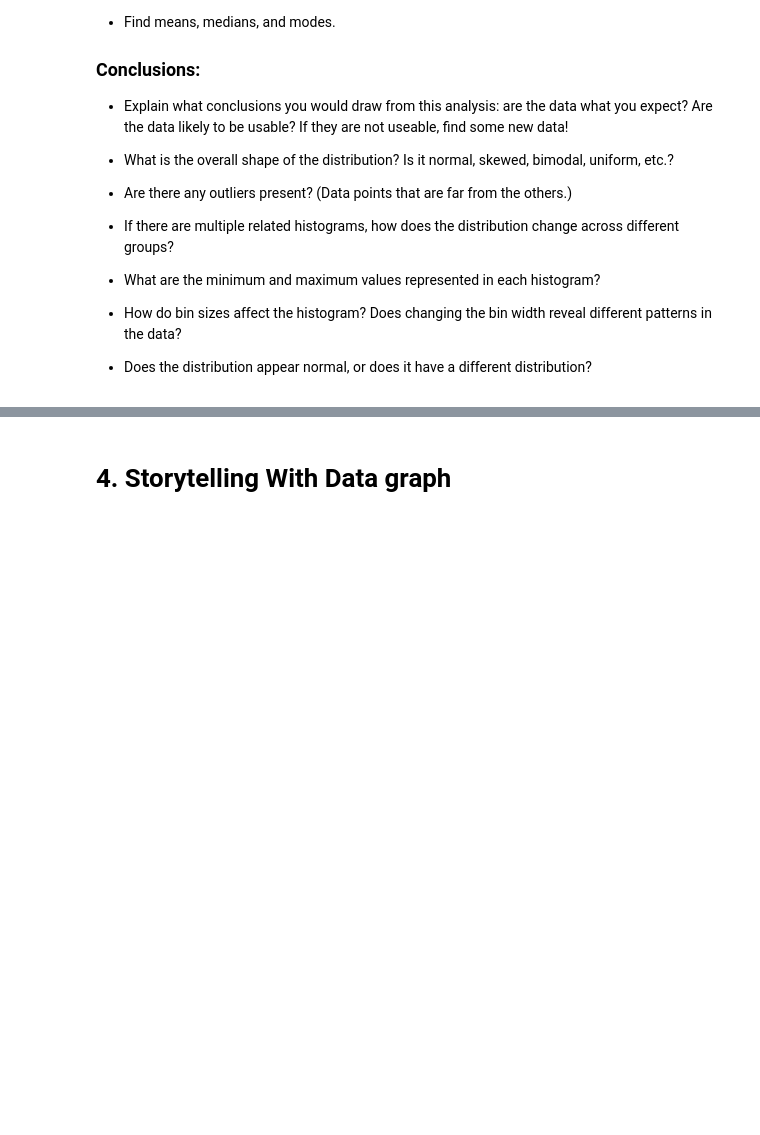
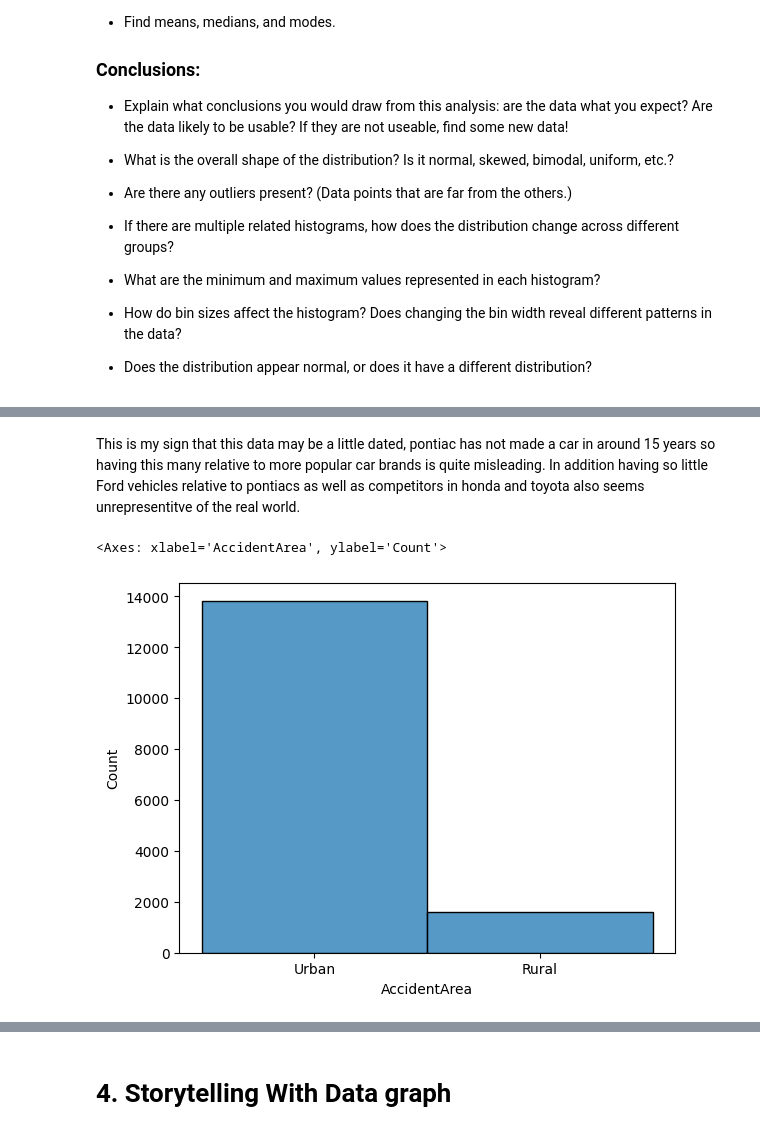
Before and after one commit to joe-bene/AiForLeaders, a Jupyter notebook: Week4.ipynb, the cells around one changed output, grey strips where cells are left out. Cells and saved outputs as stored; diff of their text form; code cells hidden in the pictures; blank space fills up the shorter version.

```diff
--- a/Week4.ipynb
+++ b/Week4.ipynb
@@ -63,0 +119,9 @@ This week, you will do the same types of exercises as last week, but you should
+# %% [markdown]
+This is my sign that this data may be a little dated, pontiac has not made a car in around 15 years so having this many relative to more popular car brands is quite misleading.  In addition having so little Ford vehicles relative to pontiacs as well as competitors in honda and toyota also seems unrepresentitve of the real world.
+# %%
+#categorical - this one provides some good insights since it indicates that there are far more claims inside of urban areas in general(if someone lives in an urban area they should probably pay a higher premiuim!)
+sns.reset_orig()
+sns.histplot(car_claims_dataset["AccidentArea"])
+# %% [output]
+<Axes: xlabel='AccidentArea', ylabel='Count'>
+[figure, added]
```
Also changed, not shown: parts of 58 cells of this notebook.
